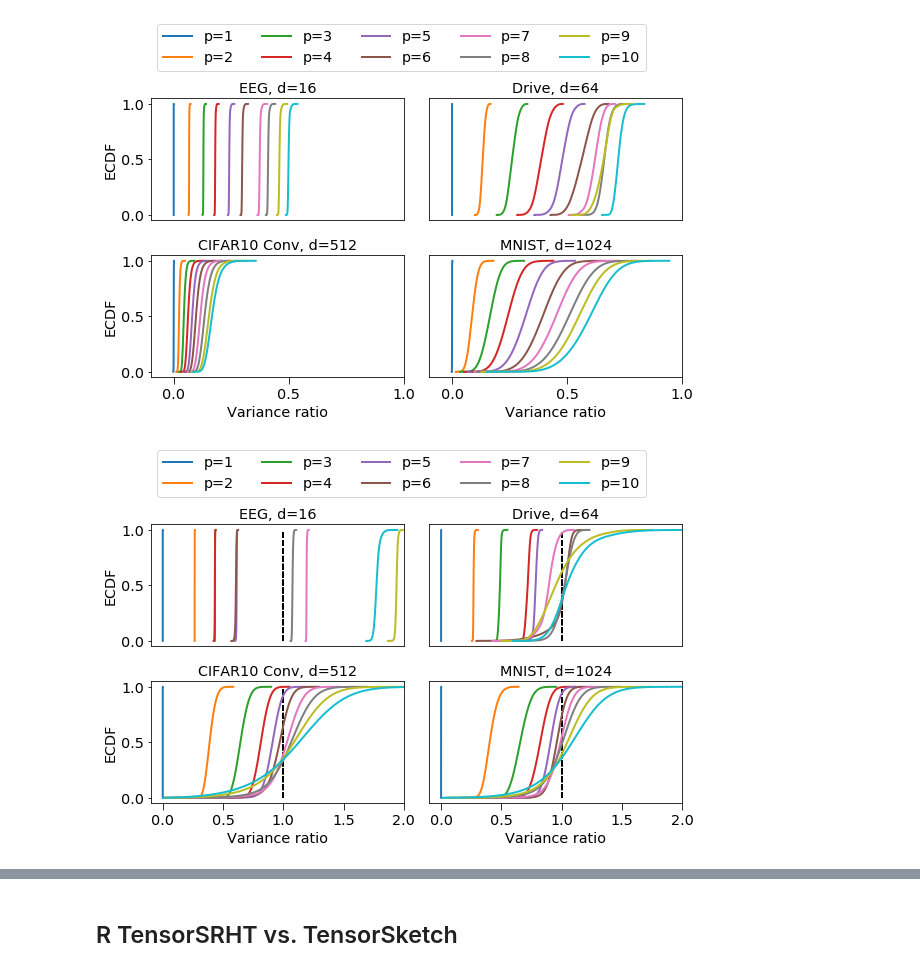
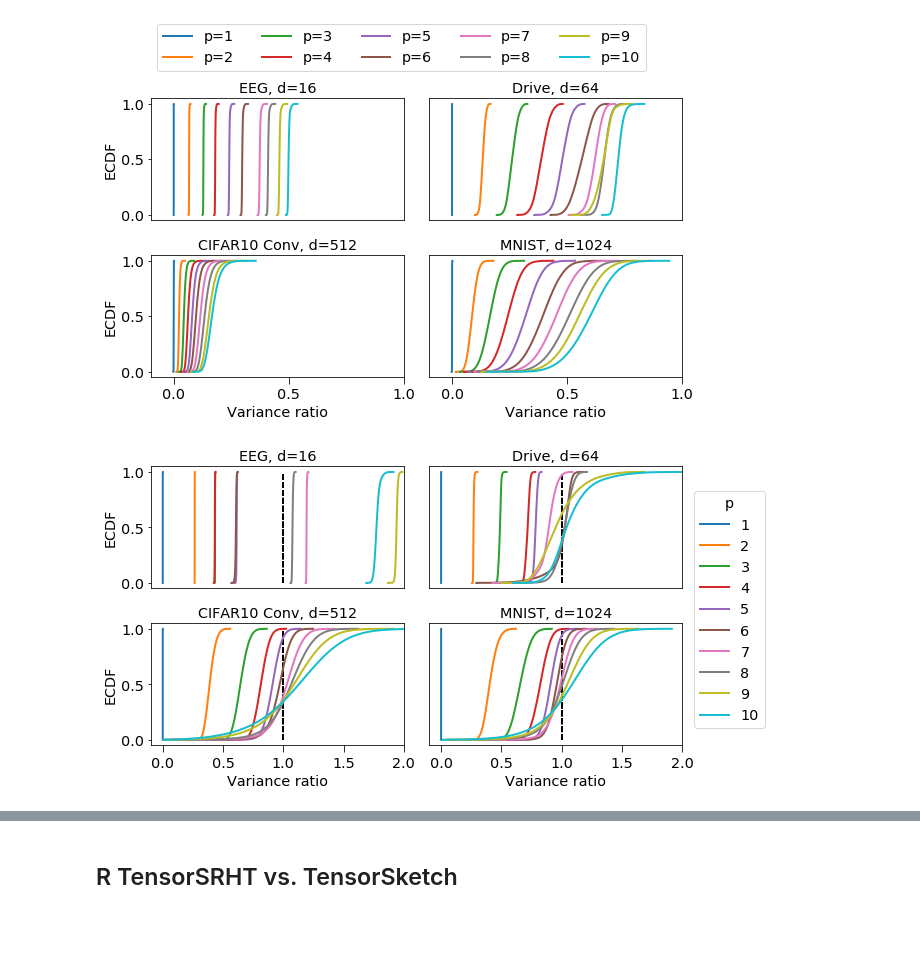
Before and after one commit to joneswack/dp-rfs, a Jupyter notebook: notebooks/ecdf-plots.ipynb, the cells around one changed output, grey strips where cells are left out. Saved outputs shown, nothing was run; the diff lists cells and outputs as text; code cells hidden in the pictures; blank space fills up the shorter version.

```diff
--- a/notebooks/ecdf-plots.ipynb
+++ b/notebooks/ecdf-plots.ipynb
@@ -6,6 +6,7 @@ import matplotlib.pylab as pylab
 # %%
 params = {
     'legend.fontsize': 'x-large',
+    'legend.title_fontsize': 'x-large',
     'figure.figsize': (16, 4), # 2.2*len(csvs)
     'axes.labelsize': 'x-large',
     'axes.titlesize':'x-large',
@@ -110,12 +171,12 @@ plot_ecdfs(
 # %%
 plot_ecdfs(
     '../saved_models/ecdf_plots/tensorsrht_ctr_tensorsketch_r_norm.pkl',
     '../figures/comp_tensor_srht_tensor_sketch_norm.pdf',
     min_degree=1,
     max_degree=10,
     x_min = -0.1,
     x_max = 2,
-    label_columns=5
+    label_columns=1
 )
 # %% [output]
-[figure, old version]
+[figure, new version]
```
Also changed, not shown: parts of 8 cells of this notebook, 15 other files.
